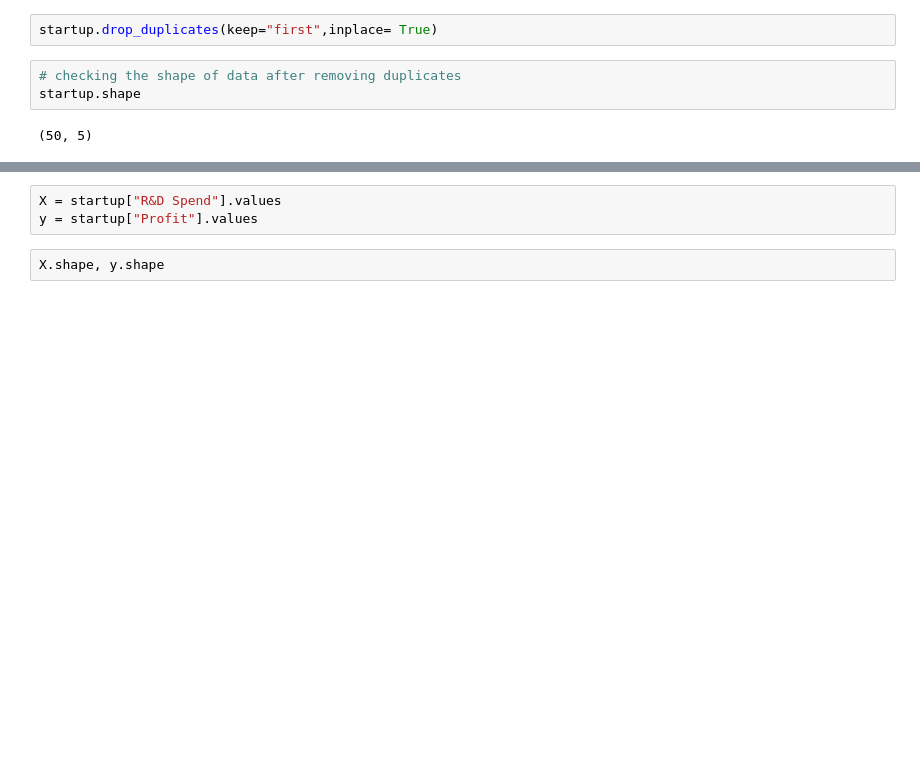
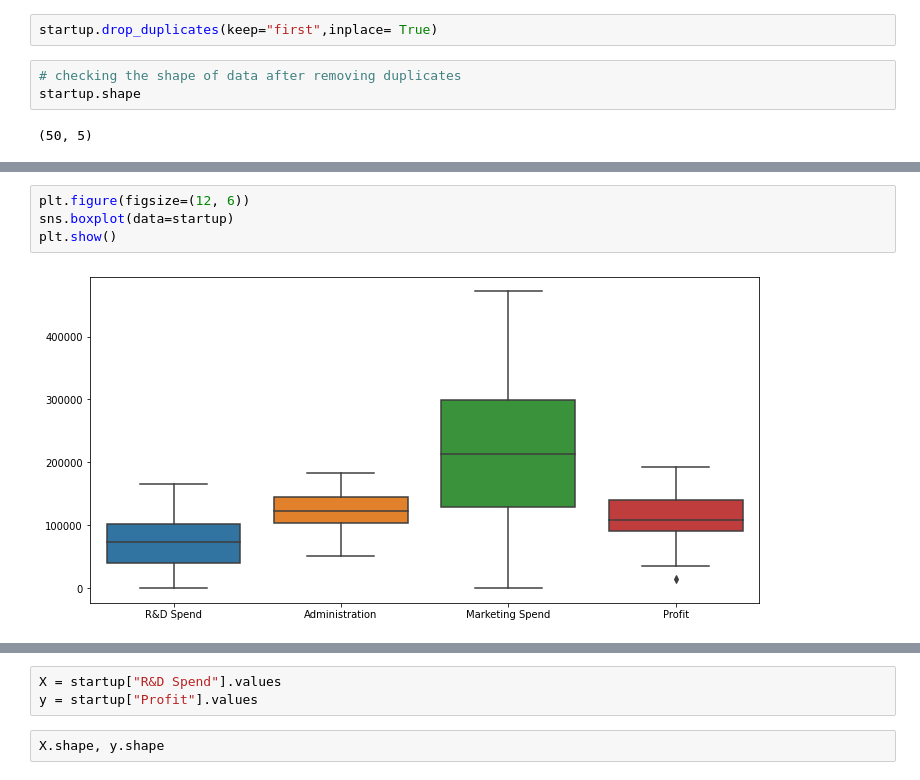
Before and after one commit to Maheshcheegiti/FML, a Jupyter notebook: Univariate_Regression_on_50_Startups_dataset.ipynb, the cells around one changed output, grey strips where cells are left out. Drawn from its saved outputs; the diff is of its cells as text; blank space fills up the shorter version.

```diff
--- a/Univariate_Regression_on_50_Startups_dataset.ipynb
+++ b/Univariate_Regression_on_50_Startups_dataset.ipynb
@@ -83,0 +89,6 @@ startup.shape
+# %%
+plt.figure(figsize=(12, 6))
+sns.boxplot(data=startup)
+plt.show()
+# %% [output]
+[figure, added]
```
Also changed, not shown: parts of 12 cells of this notebook.
